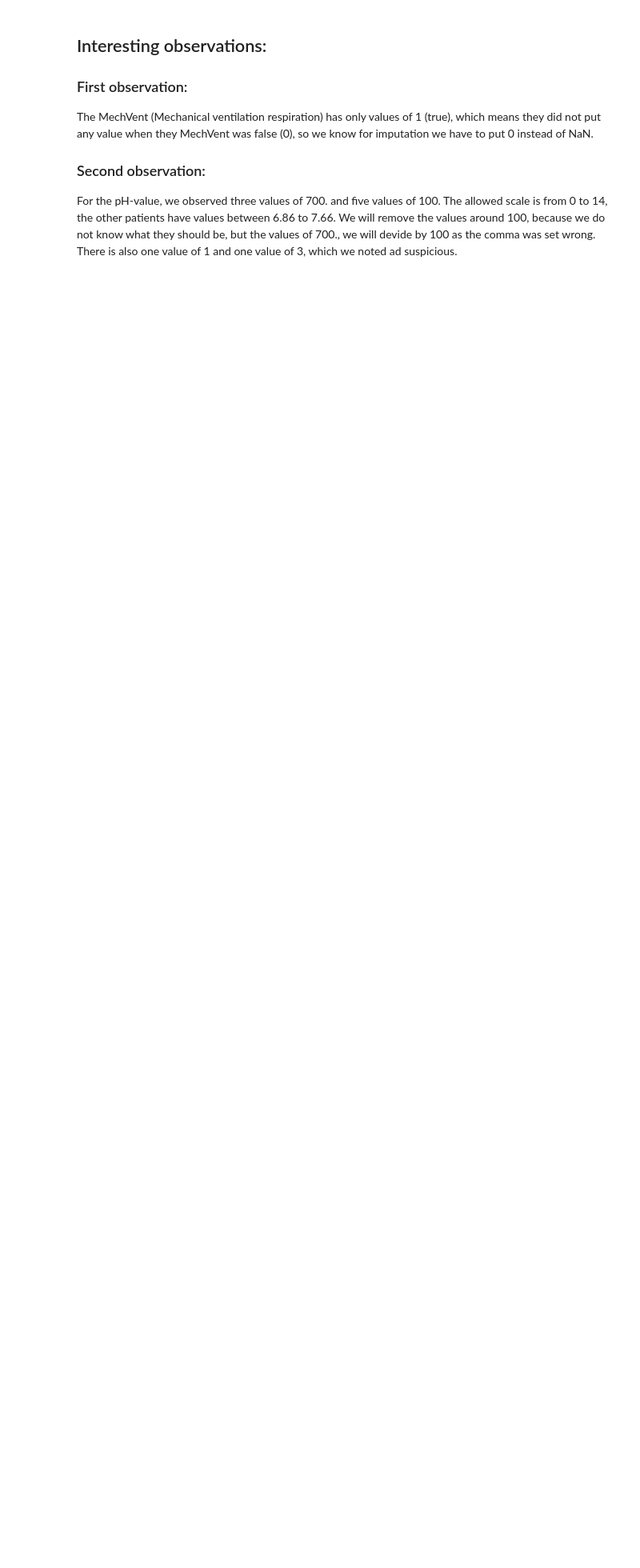
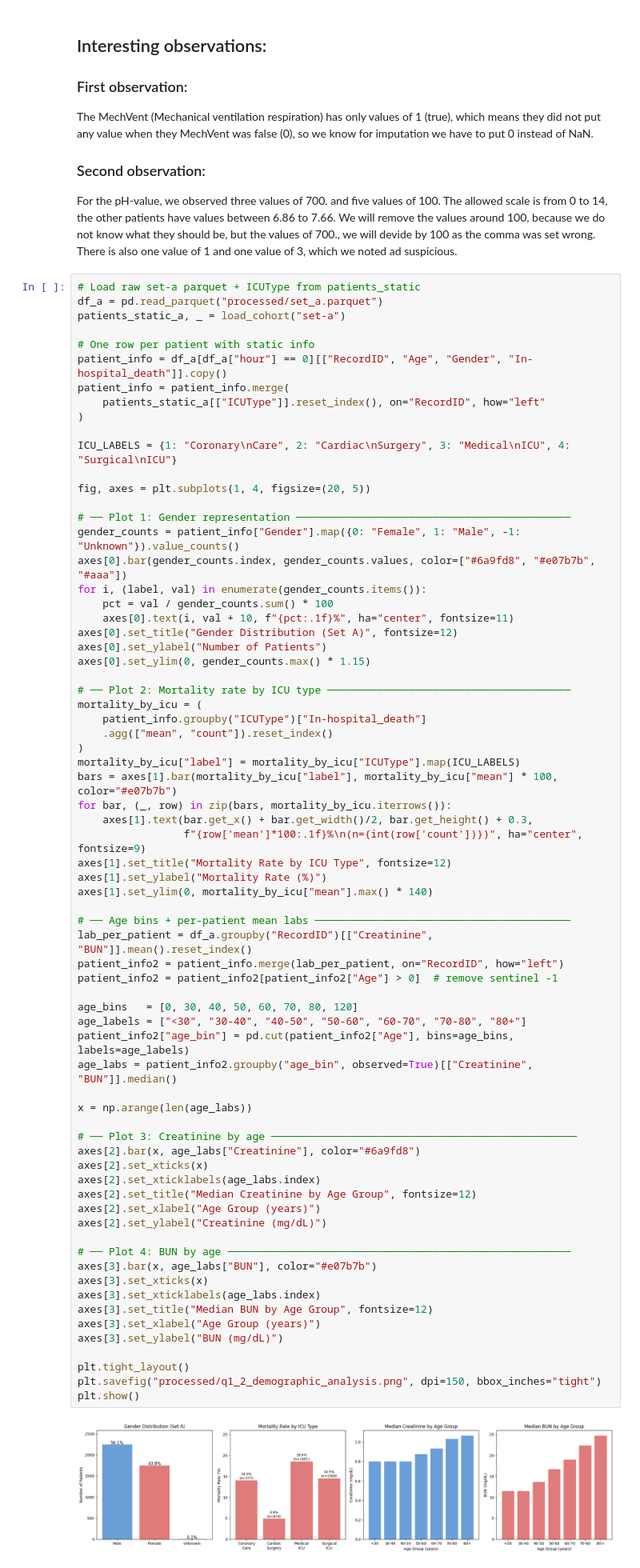
Before and after one commit to kathalikren/Machine-Learning-for-Health-Care, a Jupyter notebook: data_loading_function.ipynb, the cells around one changed output. Shown at 80% size. Cells and saved outputs as stored; diff of their text form; blank space fills up the shorter version.

```diff
--- a/data_loading_function.ipynb
+++ b/data_loading_function.ipynb
@@ -267,3 +392,75 @@ The MechVent (Mechanical ventilation respiration) has only values of 1 (true), w
 
 ### Second observation:
 For the pH-value, we observed three values of 700. and five values of 100. The allowed scale is from 0 to 14, the other patients have values between 6.86 to 7.66. We will remove the values around 100, because we do not know what they should be, but the values of 700., we will devide by 100 as the comma was set wrong. There is also one value of 1 and one value of 3, which we noted ad suspicious.
+# %%
+# Load raw set-a parquet + ICUType from patients_static
+df_a = pd.read_parquet("processed/set_a.parquet")
+patients_static_a, _ = load_cohort("set-a")
+
+# One row per patient with static info
+patient_info = df_a[df_a["hour"] == 0][["RecordID", "Age", "Gender", "In-hospital_death"]].copy()
+patient_info = patient_info.merge(
+    patients_static_a[["ICUType"]].reset_index(), on="RecordID", how="left"
+)
+
+ICU_LABELS = {1: "Coronary\nCare", 2: "Cardiac\nSurgery", 3: "Medical\nICU", 4: "Surgical\nICU"}
+
+fig, axes = plt.subplots(1, 4, figsize=(20, 5))
+
+# ── Plot 1: Gender representation ────────────────────────────────────────────
+gender_counts = patient_info["Gender"].map({0: "Female", 1: "Male", -1: "Unknown"}).value_counts()
+axes[0].bar(gender_counts.index, gender_counts.values, color=["#6a9fd8", "#e07b7b", "#aaa"])
+for i, (label, val) in enumerate(gender_counts.items()):
+    pct = val / gender_counts.sum() * 100
+    axes[0].text(i, val + 10, f"{pct:.1f}%", ha="center", fontsize=11)
+axes[0].set_title("Gender Distribution (Set A)", fontsize=12)
+axes[0].set_ylabel("Number of Patients")
+axes[0].set_ylim(0, gender_counts.max() * 1.15)
+
+# ── Plot 2: Mortality rate by ICU type ───────────────────────────────────────
+mortality_by_icu = (
+    patient_info.groupby("ICUType")["In-hospital_death"]
+    .agg(["mean", "count"]).reset_index()
+)
+mortality_by_icu["label"] = mortality_by_icu["ICUType"].map(ICU_LABELS)
+bars = axes[1].bar(mortality_by_icu["label"], mortality_by_icu["mean"] * 100, color="#e07b7b")
+for bar, (_, row) in zip(bars, mortality_by_icu.iterrows()):
+    axes[1].text(bar.get_x() + bar.get_width()/2, bar.get_height() + 0.3,
+                 f"{row['mean']*100:.1f}%\n(n={int(row['count'])})", ha="center", fontsize=9)
+axes[1].set_title("Mortality Rate by ICU Type", fontsize=12)
+axes[1].set_ylabel("Mortality Rate (%)")
+axes[1].set_ylim(0, mortality_by_icu["mean"].max() * 140)
+
+# ── Age bins + per-patient mean labs ─────────────────────────────────────────
+lab_per_patient = df_a.groupby("RecordID")[["Creatinine", "BUN"]].mean().reset_index()
+patient_info2 = patient_info.merge(lab_per_patient, on="RecordID", how="left")
+patient_info2 = patient_info2[patient_info2["Age"] > 0]  # remove sentinel -1
+
+age_bins   = [0, 30, 40, 50, 60, 70, 80, 120]
+age_labels = ["<30", "30-40", "40-50", "50-60", "60-70", "70-80", "80+"]
+patient_info2["age_bin"] = pd.cut(patient_info2["Age"], bins=age_bins, labels=age_labels)
+age_labs = patient_info2.groupby("age_bin", observed=True)[["Creatinine", "BUN"]].median()
+
+x = np.arange(len(age_labs))
+
+# ── Plot 3: Creatinine by age ─────────────────────────────────────────────────
+axes[2].bar(x, age_labs["Creatinine"], color="#6a9fd8")
+axes[2].set_xticks(x)
+axes[2].set_xticklabels(age_labs.index)
+axes[2].set_title("Median Creatinine by Age Group", fontsize=12)
+axes[2].set_xlabel("Age Group (years)")
+axes[2].set_ylabel("Creatinine (mg/dL)")
+
+# ── Plot 4: BUN by age ───────────────────────────────────────────────────────
+axes[3].bar(x, age_labs["BUN"], color="#e07b7b")
+axes[3].set_xticks(x)
+axes[3].set_xticklabels(age_labs.index)
+axes[3].set_title("Median BUN by Age Group", fontsize=12)
+axes[3].set_xlabel("Age Group (years)")
+axes[3].set_ylabel("BUN (mg/dL)")
+
+plt.tight_layout()
+plt.savefig("processed/q1_2_demographic_analysis.png", dpi=150, bbox_inches="tight")
+plt.show()
+# %% [output]
+[figure, added]
```
Also changed, not shown: parts of 12 cells of this notebook.
